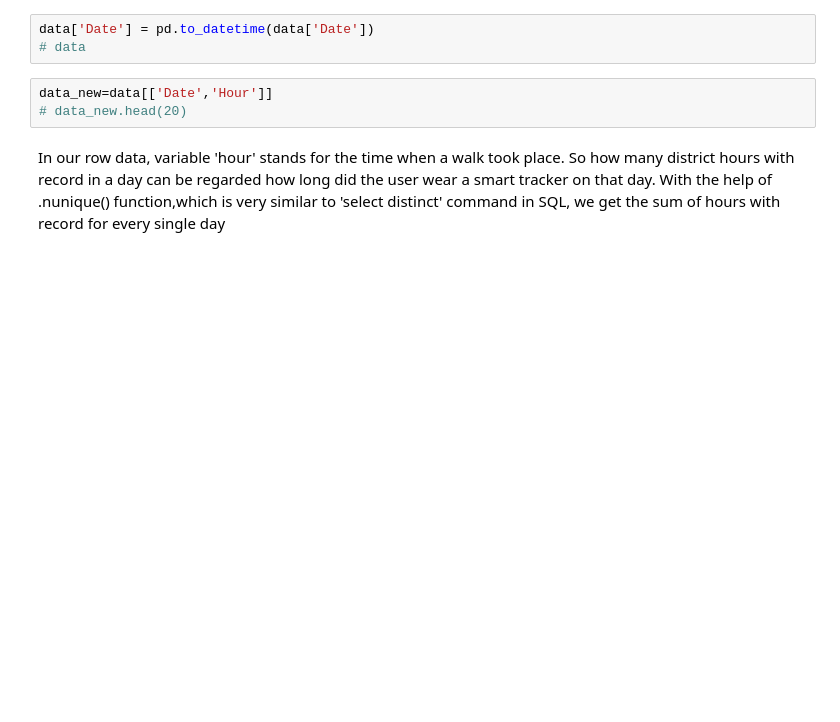
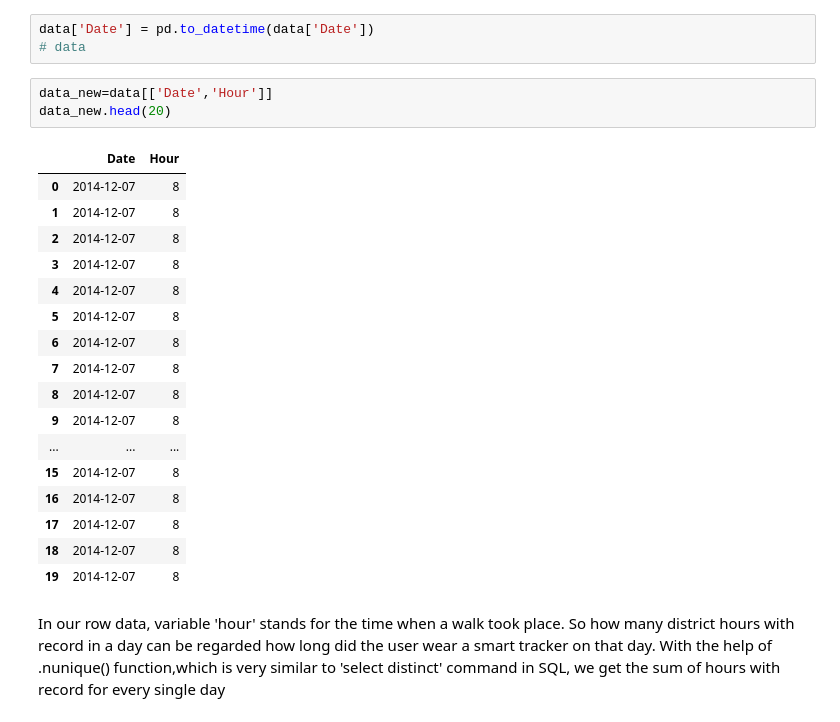
Before and after one commit to BruceWangXD/person_step_data, a Jupyter notebook: Yufeng/hour.ipynb, the cells around one changed output. Cells and saved outputs as stored; diff of their text form; blank space fills up the shorter version.

```diff
--- a/Yufeng/hour.ipynb
+++ b/Yufeng/hour.ipynb
@@ -20,7 +20,25 @@ data['Date'] = pd.to_datetime(data['Date'])
 # data
 # %%
 data_new=data[['Date','Hour']]
-# data_new.head(20)
+data_new.head(20)
+# %% [output]
+|  | Date | Hour |
+| 0 | 2014-12-07 | 8 |
+| 1 | 2014-12-07 | 8 |
+| 2 | 2014-12-07 | 8 |
+| 3 | 2014-12-07 | 8 |
+| 4 | 2014-12-07 | 8 |
+| 5 | 2014-12-07 | 8 |
+| 6 | 2014-12-07 | 8 |
+| 7 | 2014-12-07 | 8 |
+| 8 | 2014-12-07 | 8 |
+| 9 | 2014-12-07 | 8 |
+| ... | ... | ... |
+| 15 | 2014-12-07 | 8 |
+| 16 | 2014-12-07 | 8 |
+| 17 | 2014-12-07 | 8 |
+| 18 | 2014-12-07 | 8 |
+| 19 | 2014-12-07 | 8 |
 # %% [markdown]
 In our row data,  variable 'hour' stands for the time when a walk took place.
 So how many district hours with record in a day can be regarded how long did the user wear a smart tracker on that day. With the help of .nunique() function,which is very similar to 'select distinct' command in SQL, we get the sum of hours with record for every single day
```
Also changed, not shown: parts of 2 cells of this notebook.
